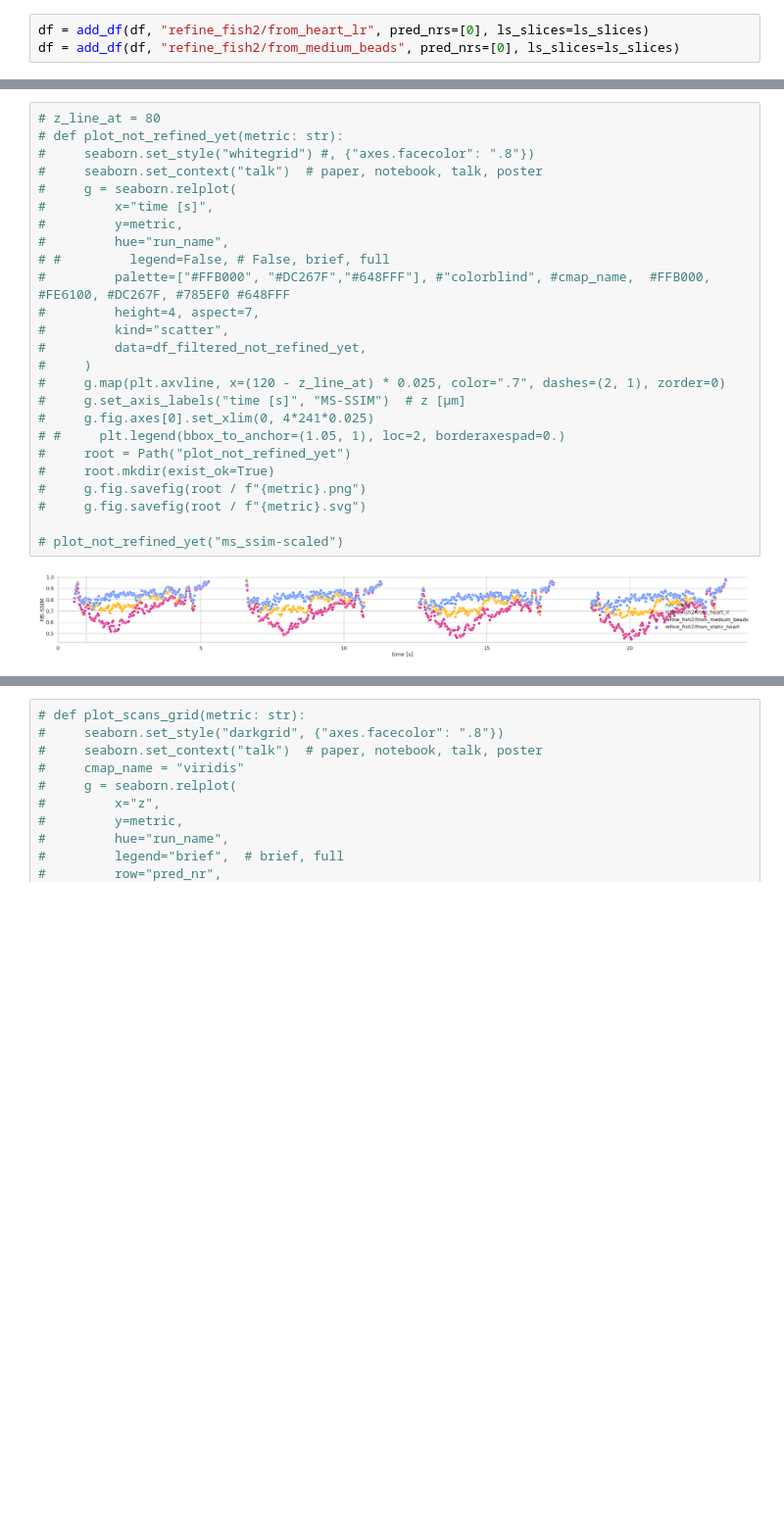
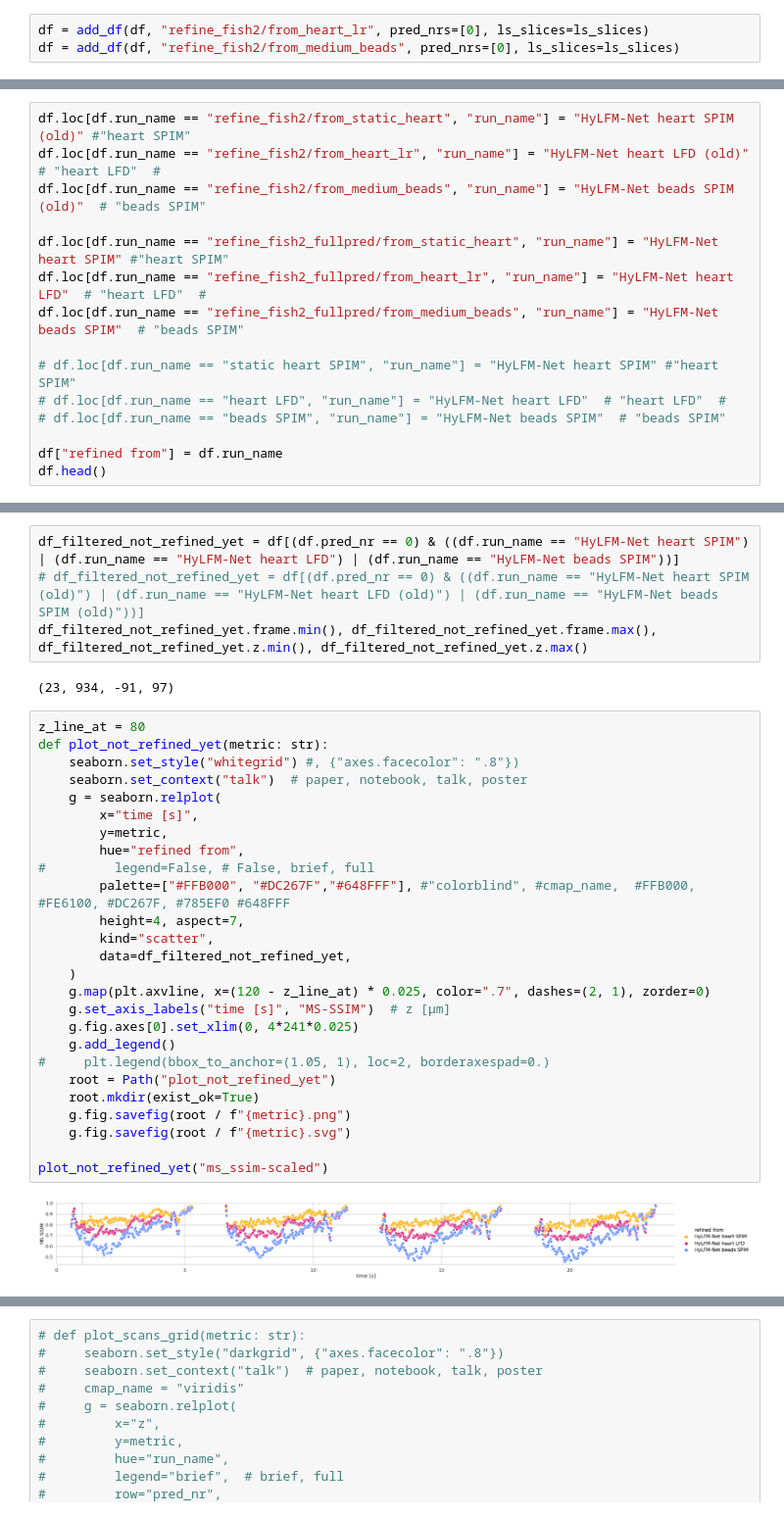
Before and after one commit to kreshuklab/hylfm-net, a Jupyter notebook: notebooks/eval_refine.ipynb, the cells around one changed output, grey strips where cells are left out. Shown at 98% size. Cells and saved outputs as stored; diff of their text form; blank space fills up the shorter version.

Commit message:
add notebooks to plot

```diff
--- a/notebooks/eval_refine.ipynb
+++ b/notebooks/eval_refine.ipynb
@@ -236,0 +251,15 @@ df_filtered_not_refined_yet.frame.min(), df_filtered_not_refined_yet.frame.max()
+# %%
+df.loc[df.run_name == "refine_fish2/from_static_heart", "run_name"] = "HyLFM-Net heart SPIM (old)" #"heart SPIM"
+df.loc[df.run_name == "refine_fish2/from_heart_lr", "run_name"] = "HyLFM-Net heart LFD (old)"  # "heart LFD"  #
+df.loc[df.run_name == "refine_fish2/from_medium_beads", "run_name"] = "HyLFM-Net beads SPIM (old)"  # "beads SPIM"
+
+df.loc[df.run_name == "refine_fish2_fullpred/from_static_heart", "run_name"] = "HyLFM-Net heart SPIM" #"heart SPIM"
+df.loc[df.run_name == "refine_fish2_fullpred/from_heart_lr", "run_name"] = "HyLFM-Net heart LFD"  # "heart LFD"  #
+df.loc[df.run_name == "refine_fish2_fullpred/from_medium_beads", "run_name"] = "HyLFM-Net beads SPIM"  # "beads SPIM"
+
+# df.loc[df.run_name == "static heart SPIM", "run_name"] = "HyLFM-Net heart SPIM" #"heart SPIM"
+# df.loc[df.run_name == "heart LFD", "run_name"] = "HyLFM-Net heart LFD"  # "heart LFD"  #
+# df.loc[df.run_name == "beads SPIM", "run_name"] = "HyLFM-Net beads SPIM"  # "beads SPIM"
+
+df["refined from"] = df.run_name
+df.head()
@@ -237,28 +273,35 @@ df_filtered_not_refined_yet.frame.min(), df_filtered_not_refined_yet.frame.max()
+# %%
+df_filtered_not_refined_yet = df[(df.pred_nr == 0) & ((df.run_name == "HyLFM-Net heart SPIM") | (df.run_name == "HyLFM-Net heart LFD") | (df.run_name == "HyLFM-Net beads SPIM"))]
+# df_filtered_not_refined_yet = df[(df.pred_nr == 0) & ((df.run_name == "HyLFM-Net heart SPIM (old)") | (df.run_name == "HyLFM-Net heart LFD (old)") | (df.run_name == "HyLFM-Net beads SPIM (old)"))]
+df_filtered_not_refined_yet.frame.min(), df_filtered_not_refined_yet.frame.max(), df_filtered_not_refined_yet.z.min(), df_filtered_not_refined_yet.z.max()
+# %% [output]
+(23, 934, -91, 97)
 # %%
-# z_line_at = 80
-# def plot_not_refined_yet(metric: str):
-#     seaborn.set_style("whitegrid") #, {"axes.facecolor": ".8"})
-#     seaborn.set_context("talk")  # paper, notebook, talk, poster
-#     g = seaborn.relplot(
-#         x="time [s]",
-#         y=metric,
-#         hue="run_name",
-# #         legend=False, # False, brief, full
-#         palette=["#FFB000", "#DC267F","#648FFF"], #"colorblind", #cmap_name,  #FFB000, #FE6100, #DC267F, #785EF0 #648FFF
-#         height=4, aspect=7,
-#         kind="scatter",
-#         data=df_filtered_not_refined_yet,
-#     )
-#     g.map(plt.axvline, x=(120 - z_line_at) * 0.025, color=".7", dashes=(2, 1), zorder=0)
-#     g.set_axis_labels("time [s]", "MS-SSIM")  # z [μm]
-#     g.fig.axes[0].set_xlim(0, 4*241*0.025)
-# #     plt.legend(bbox_to_anchor=(1.05, 1), loc=2, borderaxespad=0.)
-#     root = Path("plot_not_refined_yet")
-#     root.mkdir(exist_ok=True)
-#     g.fig.savefig(root / f"{metric}.png")
-#     g.fig.savefig(root / f"{metric}.svg")
+z_line_at = 80
+def plot_not_refined_yet(metric: str):
+    seaborn.set_style("whitegrid") #, {"axes.facecolor": ".8"})
+    seaborn.set_context("talk")  # paper, notebook, talk, poster
+    g = seaborn.relplot(
+        x="time [s]",
+        y=metric,
+        hue="refined from",
+#         legend=False, # False, brief, full
+        palette=["#FFB000", "#DC267F","#648FFF"], #"colorblind", #cmap_name,  #FFB000, #FE6100, #DC267F, #785EF0 #648FFF
+        height=4, aspect=7,
+        kind="scatter",
+        data=df_filtered_not_refined_yet,
+    )
+    g.map(plt.axvline, x=(120 - z_line_at) * 0.025, color=".7", dashes=(2, 1), zorder=0)
+    g.set_axis_labels("time [s]", "MS-SSIM")  # z [μm]
+    g.fig.axes[0].set_xlim(0, 4*241*0.025)
+    g.add_legend()
+#     plt.legend(bbox_to_anchor=(1.05, 1), loc=2, borderaxespad=0.)
+    root = Path("plot_not_refined_yet")
+    root.mkdir(exist_ok=True)
+    g.fig.savefig(root / f"{metric}.png")
+    g.fig.savefig(root / f"{metric}.svg")
 
-# plot_not_refined_yet("ms_ssim-scaled")
+plot_not_refined_yet("ms_ssim-scaled")
 # %% [output]
-[figure, old version]
+[figure, new version]
 # %%
```
Also changed, not shown: parts of 17 cells of this notebook, 2 other files.
